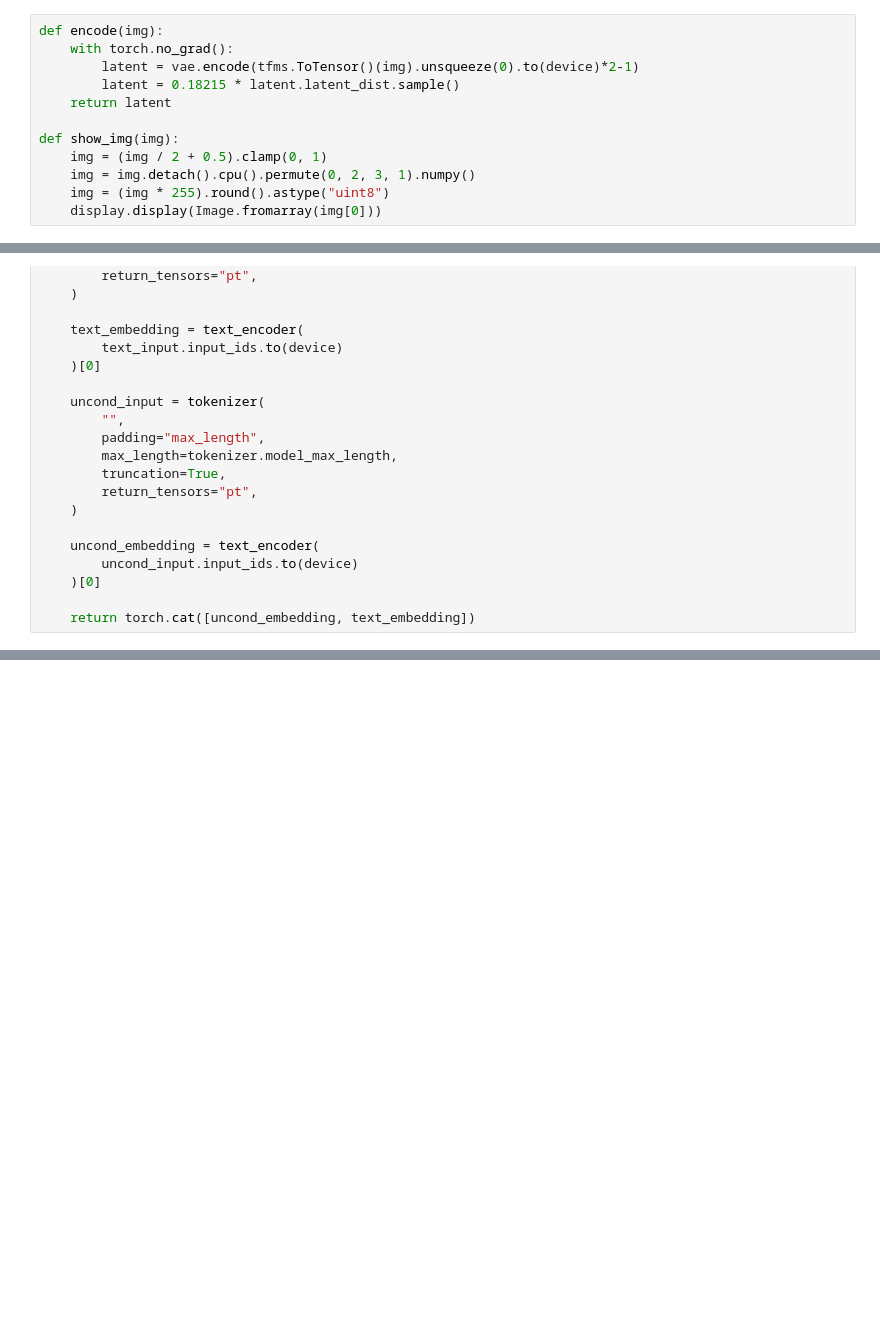
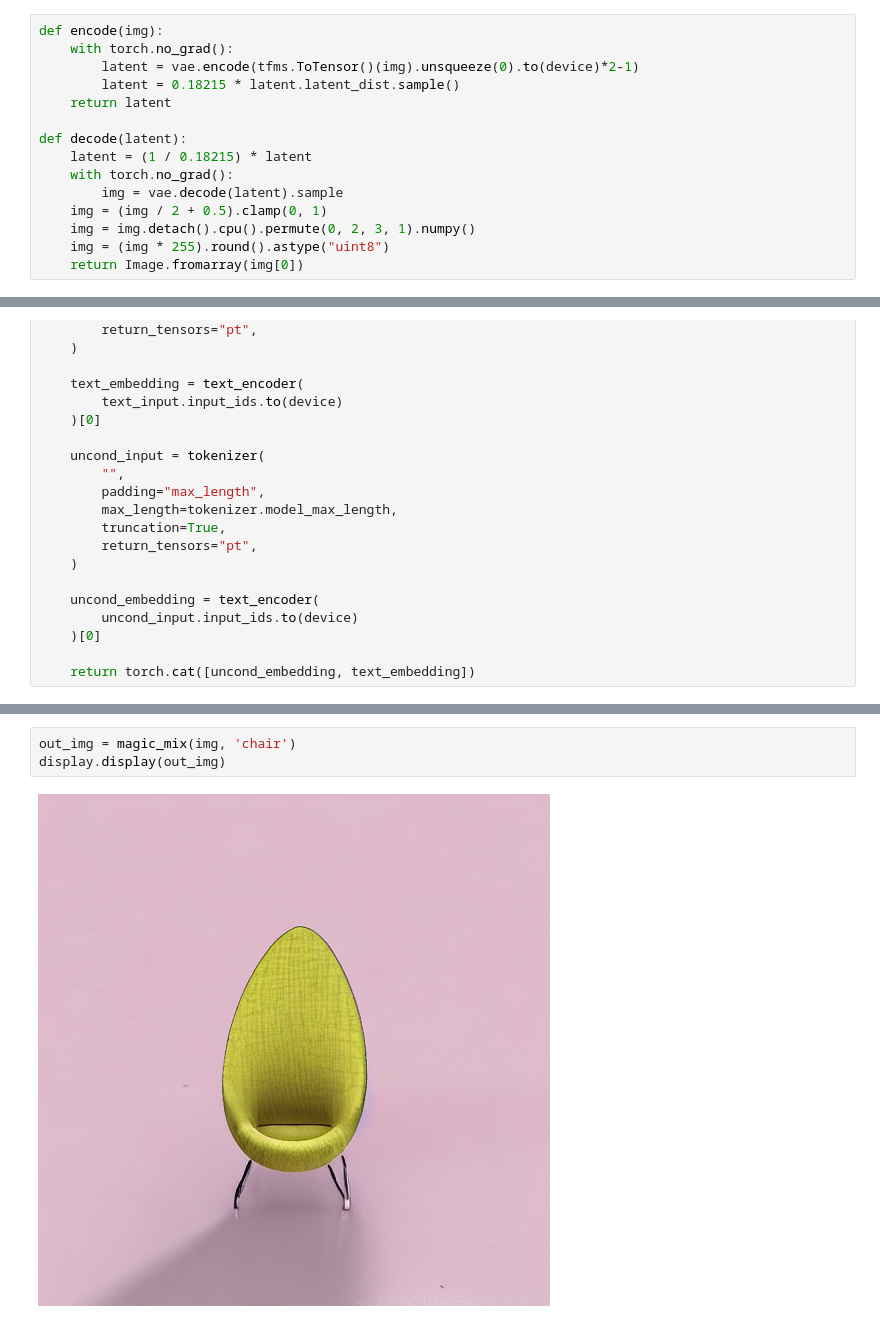
Before and after one commit to daspartho/MagicMix, a Jupyter notebook: MagicMIx.ipynb, the cells around one changed output, grey strips where cells are left out. Cells and saved outputs as stored; diff of their text form; blank space fills up the shorter version.

```diff
--- a/MagicMIx.ipynb
+++ b/MagicMIx.ipynb
@@ -69,11 +69,14 @@ def encode(img):
         latent = 0.18215 * latent.latent_dist.sample()
     return latent
 
-def show_img(img):
+def decode(latent):
+    latent = (1 / 0.18215) * latent
+    with torch.no_grad():
+        img = vae.decode(latent).sample
     img = (img / 2 + 0.5).clamp(0, 1)
     img = img.detach().cpu().permute(0, 2, 3, 1).numpy()
     img = (img * 255).round().astype("uint8")
-    display.display(Image.fromarray(img[0]))
+    return Image.fromarray(img[0])
 # %%
 def prep_text(prompt):
 
@@ -178,0 +182,5 @@ show_img(out_img)
+# %%
+out_img = magic_mix(img, 'chair')
+display.display(out_img)
+# %% [output]
+[figure, added]
```
Also changed, not shown: parts of 5 cells of this notebook.
